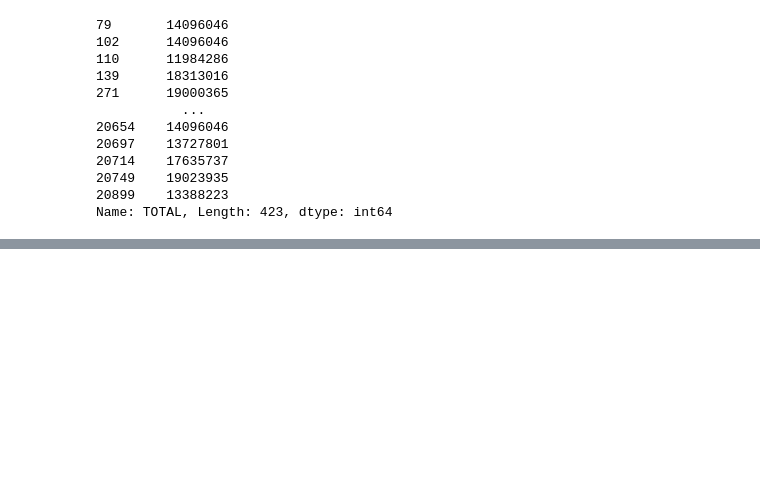
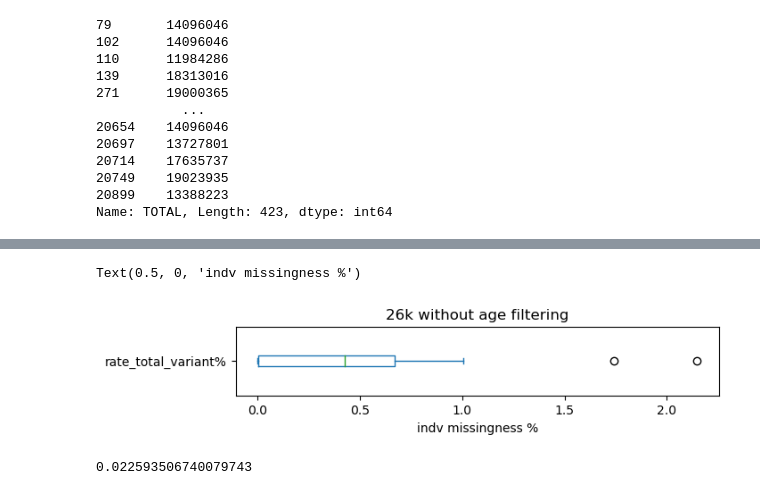
Before and after one commit to teresa-sansan/ADSP_polyfun, a Jupyter notebook: analysis/36k_indv_qc.ipynb, the cells around one changed output, grey strips where cells are left out. Saved outputs shown, nothing was run; the diff lists cells and outputs as text; code cells hidden in the pictures; blank space fills up the shorter version.

```diff
--- a/analysis/36k_indv_qc.ipynb
+++ b/analysis/36k_indv_qc.ipynb
@@ -209,0 +294,12 @@ Name: TOTAL, Length: 423, dtype: int64
+# %%
+#missing['rate_total_variant%'] = missing.rate_total_variant * 100
+ax = missing['rate_total_variant%'].plot.box(vert=False, figsize=(7,1))
+ax.set_title("26k without age filtering")
+ax.set_xlabel("indv missingness %")
+# %% [output]
+Text(0.5, 0, 'indv missingness %')
+[figure, added]
+# %%
+595/26335
+# %% [output]
+0.022593506740079743
```
Also changed, not shown: parts of 12 cells of this notebook.
